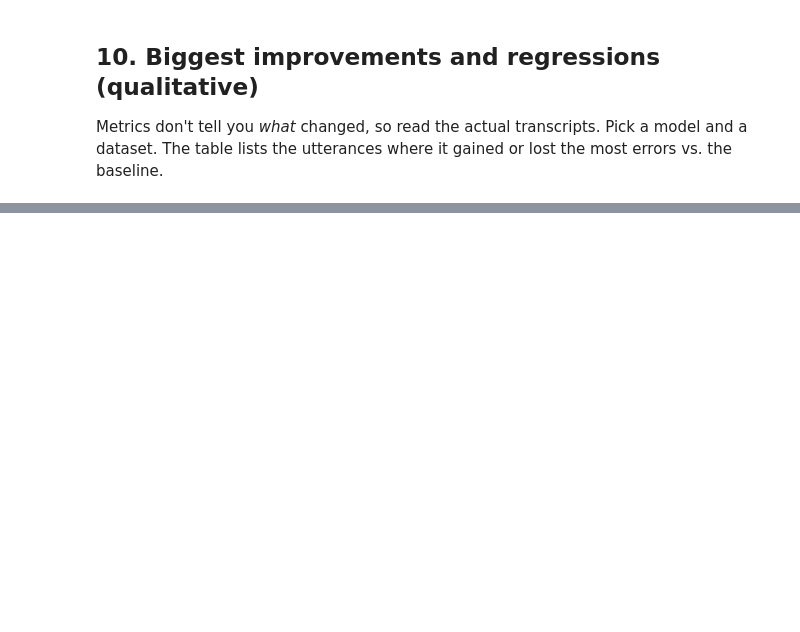
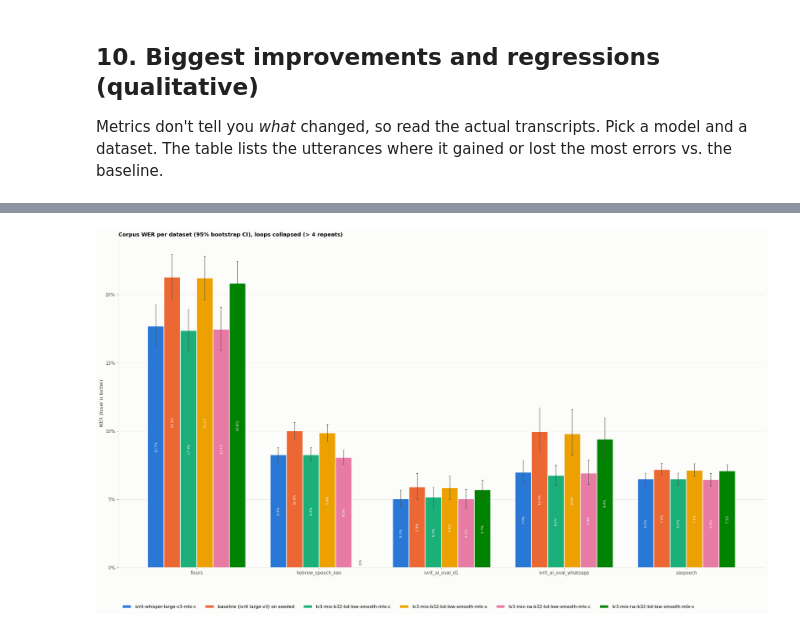
Before and after one commit to ofir-paz/asr-training, a Jupyter notebook: benchmark_analysis/model_comparison.ipynb, the cells around one changed output, grey strips where cells are left out. Drawn from its saved outputs; the diff is of its cells as text; code cells hidden in the pictures; blank space fills up the shorter version.

```diff
--- a/benchmark_analysis/model_comparison.ipynb
+++ b/benchmark_analysis/model_comparison.ipynb
@@ -468,0 +676,13 @@ Biggest regressions:
+# %%
+# ---- robustness: clean (-c) vs. seeded noise (-s) ---------------------------------------------
+# NOTE: a model missing a dataset in one condition shows NaN there (check section 1).
+pp["family"] = pp["model_name"].str.rsplit("-", n=1).str[0]
+pp["condition"] = pp["model_name"].str.rsplit("-", n=1).str[1].map({"c": "clean", "s": "seeded"})
+w = pp.groupby(["dataset_name", "family", "condition"]).apply(lambda d: d["errors_pp"].sum() / d["n_ref_words"].sum(), include_groups=False).unstack()
+w["relative increase"] = w["seeded"] / w["clean"] - 1
+display(w.style.format("{:.2%}", na_rep="n/a"))
+
+# average over datasets where BOTH conditions exist for that family
+both = w.dropna()
+print("Mean relative WER increase from noise (datasets where both conditions exist):")
+display(both["relative increase"].groupby("family").mean().to_frame("mean relative increase").style.format("{:.1%}"))
@@ -468,0 +777,29 @@ Biggest regressions:
+# %%
+pp_scored = pp.assign(n_errors=pp["errors_pp"])   # bootstrap_wer_ci reads "n_errors"
+wer_final = wer_by(pp, "errors_pp")
+ci_final = {(d, m): bootstrap_wer_ci(g) for (d, m), g in pp_scored.groupby(["dataset_name", "model_name"])}
+
+fig, ax = plt.subplots(figsize=(22, 12))
+width = 0.8 / len(MODELS)
+x = np.arange(len(DATASETS))
+for i, m in enumerate(MODELS):
+    vals = wer_final.loc[DATASETS, m].to_numpy()
+    lo = [vals[j] - ci_final[(d, m)][0] if (d, m) in ci_final else 0 for j, d in enumerate(DATASETS)]
+    hi = [ci_final[(d, m)][1] - vals[j] if (d, m) in ci_final else 0 for j, d in enumerate(DATASETS)]
+    pos = x - 0.4 + width * (i + 0.5)
+    ax.bar(pos, vals, width, color=COLOR[m], label=label(m), edgecolor=SURFACE, linewidth=1.5)
+    ax.errorbar(pos, vals, yerr=[lo, hi], fmt="none", ecolor=TEXT_MUTED, elinewidth=1, capsize=2)
+    for p, v in zip(pos, vals):
+        if np.isnan(v):
+            ax.text(p, 0.002, "n/a", ha="center", va="bottom", fontsize=8, color=TEXT_MUTED, rotation=90)
+        else:
+            ax.text(p, v / 2, f"{v:.1%}", ha="center", va="center", fontsize=7.5, color="white", rotation=90)
+ax.set_xticks(x, DATASETS)
+ax.yaxis.set_major_formatter(pct)
+ax.set_ylabel("WER (lower is better)")
+ax.set_title(f"Corpus WER per dataset (95% bootstrap CI), loops collapsed (> {MAX_REPEATS} repeats)")
+ax.legend(ncols=len(MODELS), loc="upper left", bbox_to_anchor=(0, -0.1))
+plt.tight_layout()
+plt.show()
+# %% [output]
+[figure, added]
```
Also changed, not shown: parts of 15 cells of this notebook, 19 other files.
